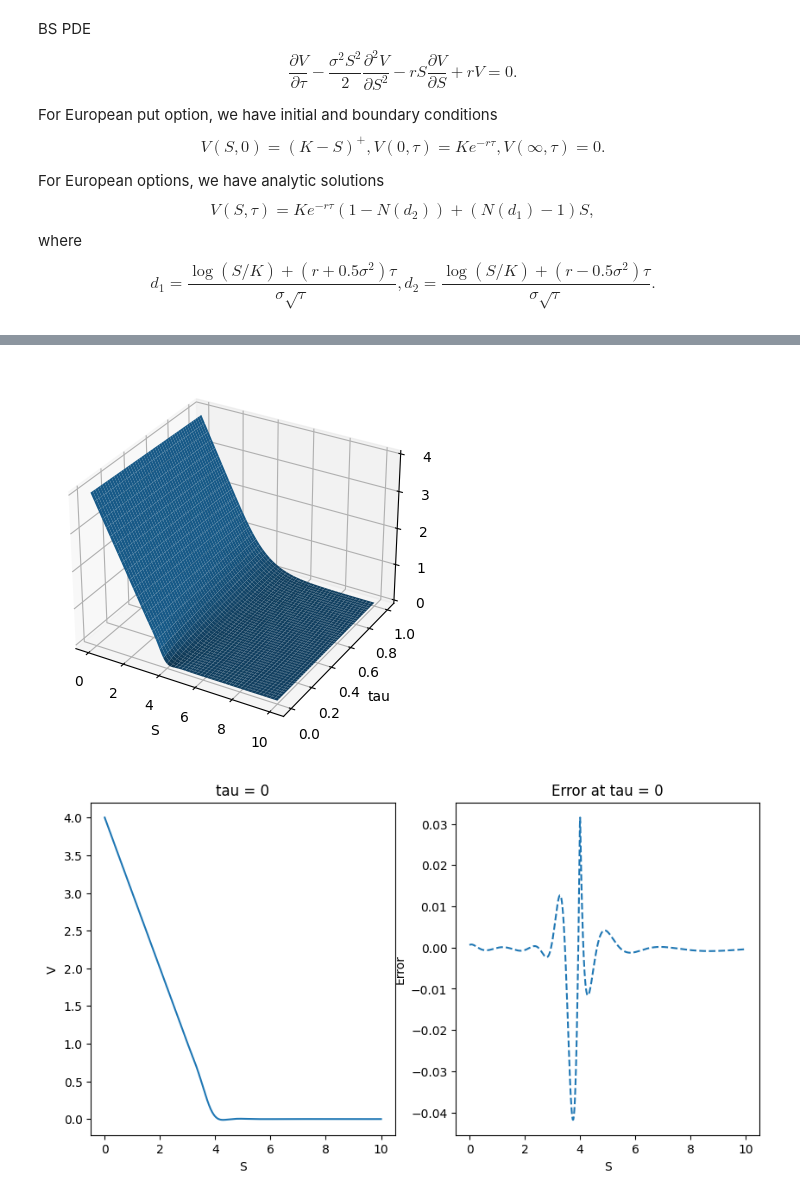
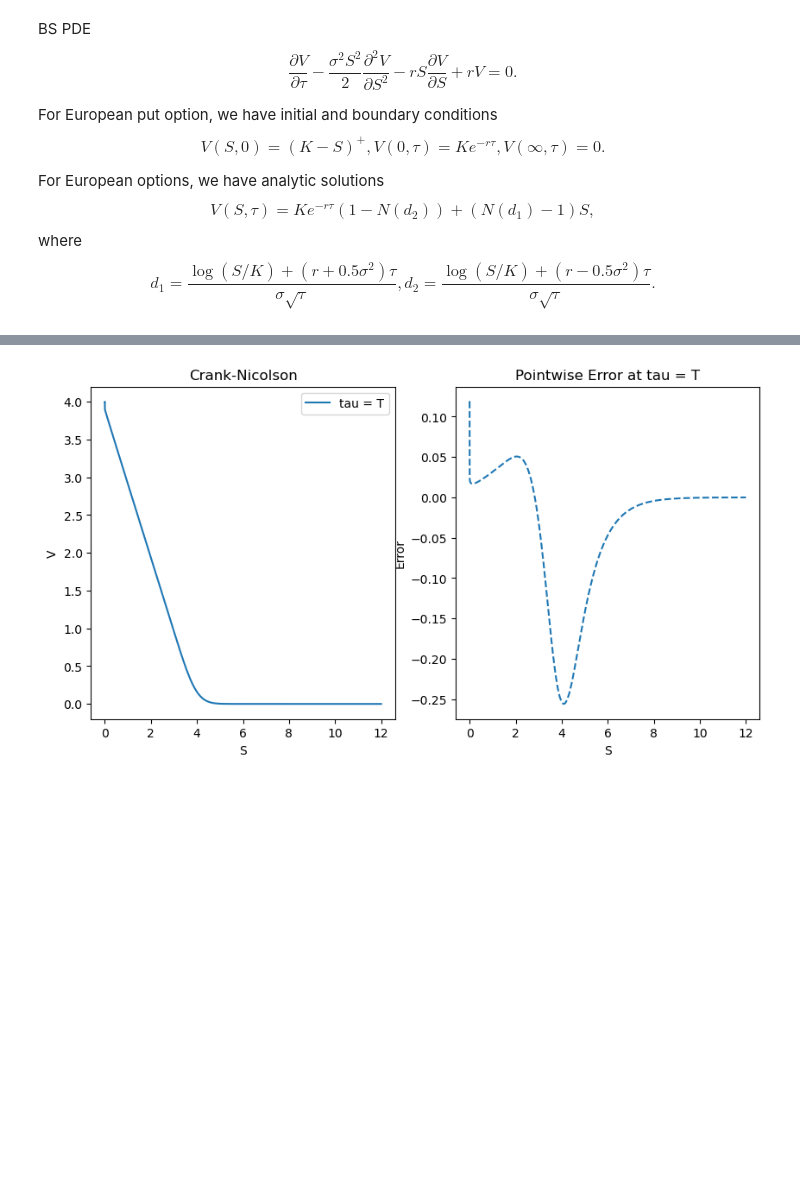
Before and after one commit to liyiyan128/Option-Pricing-Using-Physics-Informed-Neural-Networks, a Jupyter notebook: PINN_example.ipynb, the cells around one changed output, grey strips where cells are left out. Drawn from its saved outputs; the diff is of its cells as text; code cells hidden in the pictures; blank space fills up the shorter version.

```diff
--- a/PINN_example.ipynb
+++ b/PINN_example.ipynb
@@ -296,36 +113,0 @@ Data Loss: 0.0
-# %%
-# plot
-S_plot = torch.linspace(0, 10, 1000)
-tau_plot = torch.linspace(0, T, 1000)
-S_plot, tau_plot = torch.meshgrid(S_plot, tau_plot)
-V_plot = model(S_plot.reshape(-1, 1), tau_plot.reshape(-1, 1)).detach().reshape(1000, 1000)
-# 3d plot
-fig = plt.figure()
-ax = fig.add_subplot(111, projection='3d')
-ax.plot_surface(S_plot.numpy(), tau_plot.numpy(), V_plot.numpy())
-ax.set_xlabel('S')
-ax.set_ylabel('tau')
-ax.set_zlabel('V')
-plt.show()
-
-# plot tau = 0
-S_plot = torch.linspace(0, 10, 1000)
-V_plot = model(S_plot.reshape(-1, 1), torch.zeros(1000, 1)).reshape(-1).detach()
-V_true = torch.max(K - S_plot, torch.zeros_like(S_plot))
-plt.figure(figsize=(10, 5))
-plt.subplot(121)
-plt.plot(S_plot, V_plot)
-plt.xlabel('S')
-plt.ylabel('V')
-plt.title('tau = 0')
-
-# plot pointwise error at tau = 0
-plt.subplot(122)
-plt.plot(S_plot, V_plot - V_true, ls='--')
-plt.xlabel('S')
-plt.ylabel('Error')
-plt.title('Error at tau = 0')
-plt.show()
-# %% [output]
-[figure, removed]
-[figure, removed]
@@ -331,0 +174,23 @@ plt.show()
+# %%
+V, S, t = V_BS_crank_nocolson(2000, 2000, T, sigma, r, S_inf,
+                              lambda x: np.maximum(K - x, 0), lambda t: K*np.exp(-r*t), lambda t: 0)
+# %%
+# plot CN solution at tau = T
+plt.figure(figsize=(10, 5))
+plt.subplot(121)
+plt.plot(S, V[-1, :], label='tau = T')
+plt.xlabel('S')
+plt.ylabel('V')
+plt.title('Crank-Nicolson')
+plt.legend()
+
+# plot pointwise error at tau = T
+plt.subplot(122)
+V_true = V_BS(S, tau=T, K=K, r=r, sigma=sigma, type='put')
+plt.plot(S, V[-1, :] - V_true, ls='--')
+plt.xlabel('S')
+plt.ylabel('Error')
+plt.title('Pointwise Error at tau = T')
+plt.show()
+# %% [output]
+[figure, added]
```
Also changed, not shown: parts of 8 cells of this notebook.
